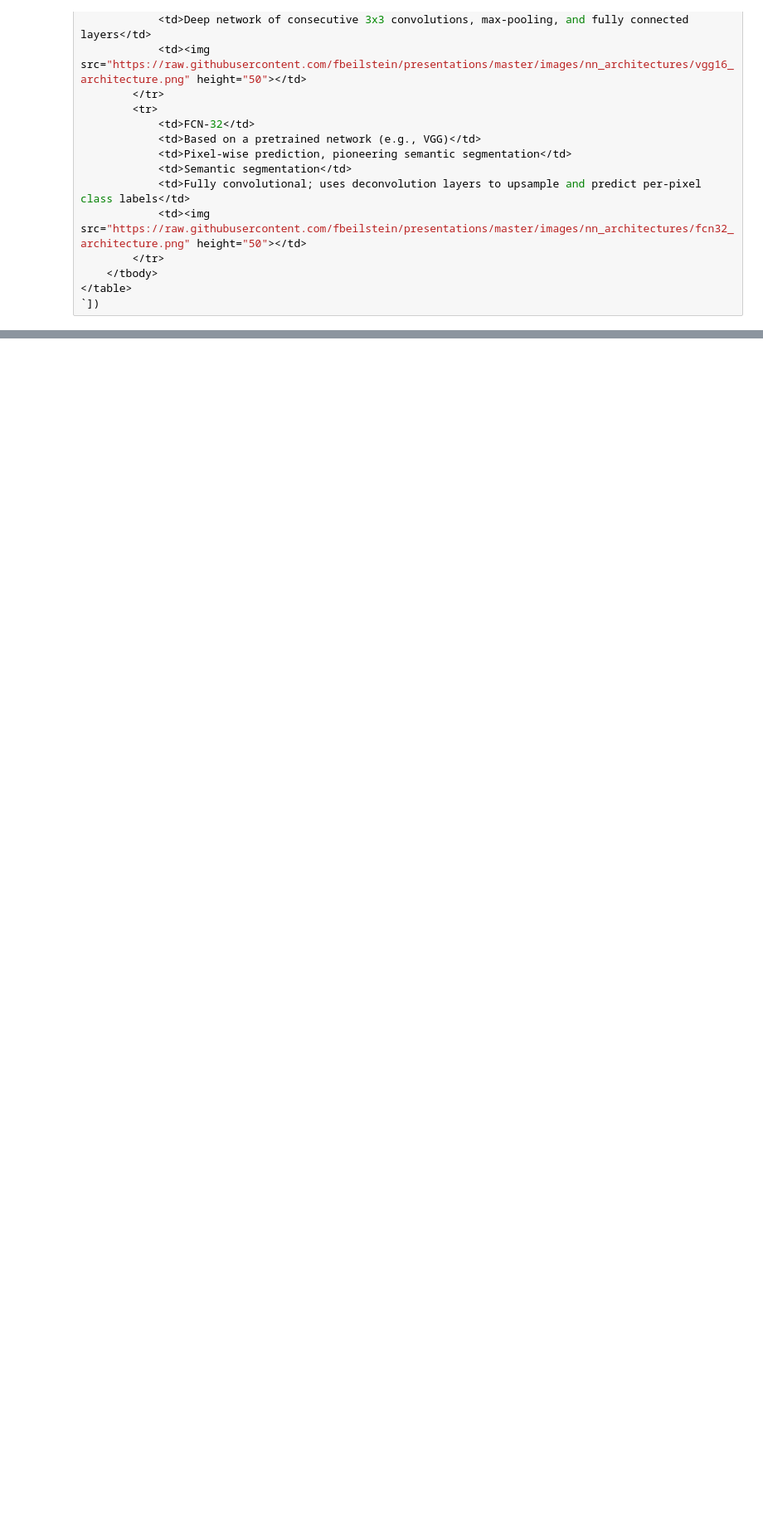
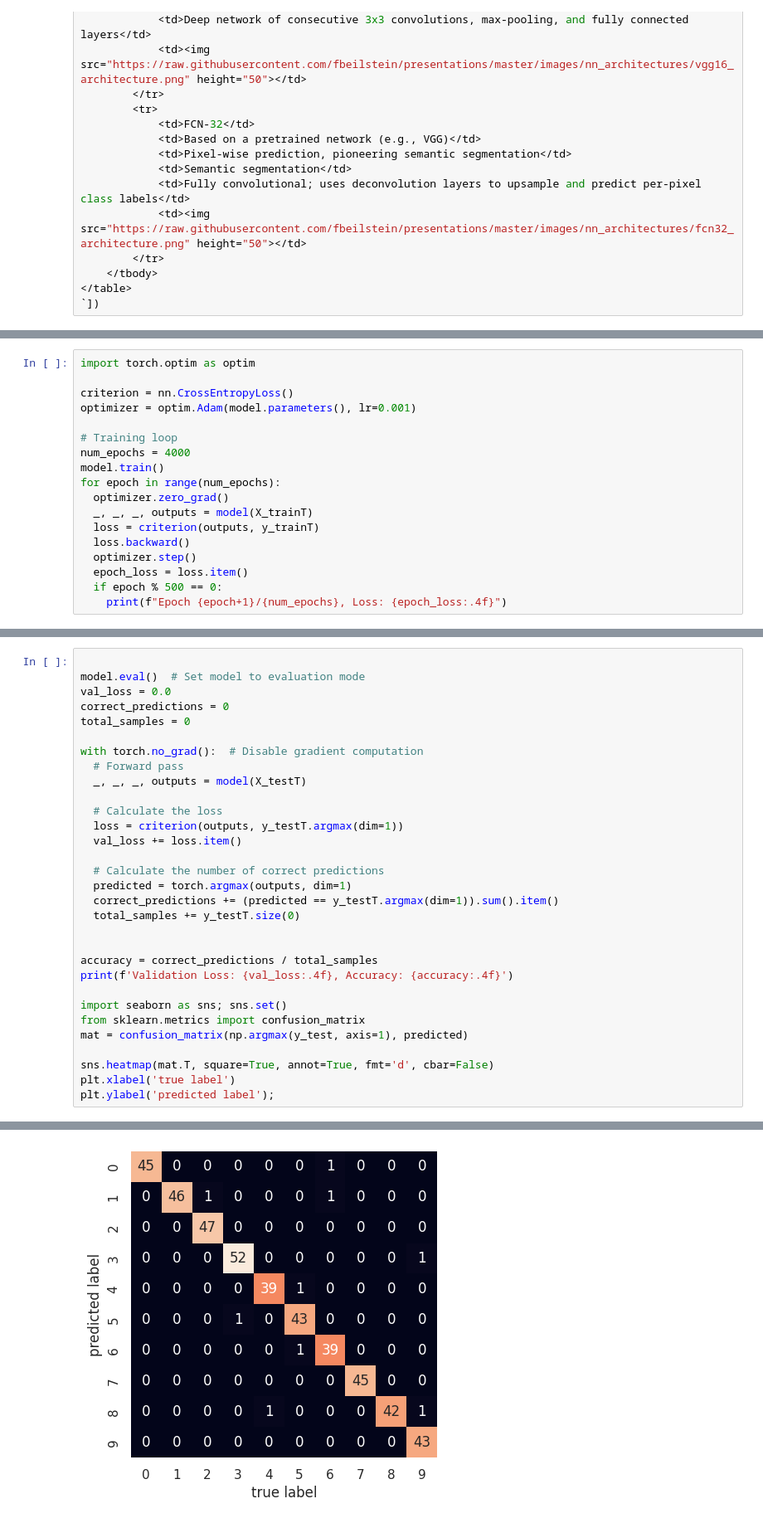
Before and after one commit to fbeilstein/neural_networks, a Jupyter notebook: lecture_1_what_is_nn.ipynb, the cells around one changed output, grey strips where cells are left out. Shown at 83% size. Drawn from its saved outputs; the diff is of its cells as text; blank space fills up the shorter version.

```diff
--- a/lecture_1_what_is_nn.ipynb
+++ b/lecture_1_what_is_nn.ipynb
@@ -292,0 +686,18 @@ load_slides_from(
+# %%
+import torch.optim as optim
+
+criterion = nn.CrossEntropyLoss()
+optimizer = optim.Adam(model.parameters(), lr=0.001)
+
+# Training loop
+num_epochs = 4000
+model.train()
+for epoch in range(num_epochs):
+  optimizer.zero_grad()
+  _, _, _, outputs = model(X_trainT)
+  loss = criterion(outputs, y_trainT)
+  loss.backward()
+  optimizer.step()
+  epoch_loss = loss.item()
+  if epoch % 500 == 0:
+    print(f"Epoch {epoch+1}/{num_epochs}, Loss: {epoch_loss:.4f}")
@@ -292,0 +713,32 @@ load_slides_from(
+# %%
+
+model.eval()  # Set model to evaluation mode
+val_loss = 0.0
+correct_predictions = 0
+total_samples = 0
+
+with torch.no_grad():  # Disable gradient computation
+  # Forward pass
+  _, _, _, outputs = model(X_testT)
+
+  # Calculate the loss
+  loss = criterion(outputs, y_testT.argmax(dim=1))
+  val_loss += loss.item()
+
+  # Calculate the number of correct predictions
+  predicted = torch.argmax(outputs, dim=1)
+  correct_predictions += (predicted == y_testT.argmax(dim=1)).sum().item()
+  total_samples += y_testT.size(0)
+
+
+accuracy = correct_predictions / total_samples
+print(f'Validation Loss: {val_loss:.4f}, Accuracy: {accuracy:.4f}')
+
+import seaborn as sns; sns.set()
+from sklearn.metrics import confusion_matrix
+mat = confusion_matrix(np.argmax(y_test, axis=1), predicted)
+
+sns.heatmap(mat.T, square=True, annot=True, fmt='d', cbar=False)
+plt.xlabel('true label')
+plt.ylabel('predicted label');
+# %% [output]
@@ -292,0 +746 @@ load_slides_from(
+[figure, added]
```
Also changed, not shown: parts of 16 cells of this notebook.
